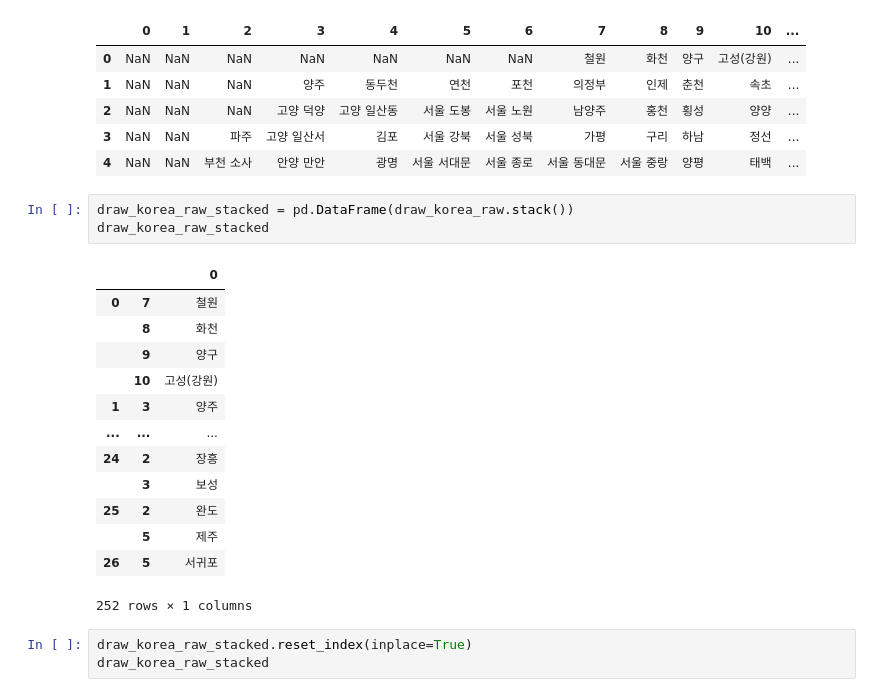
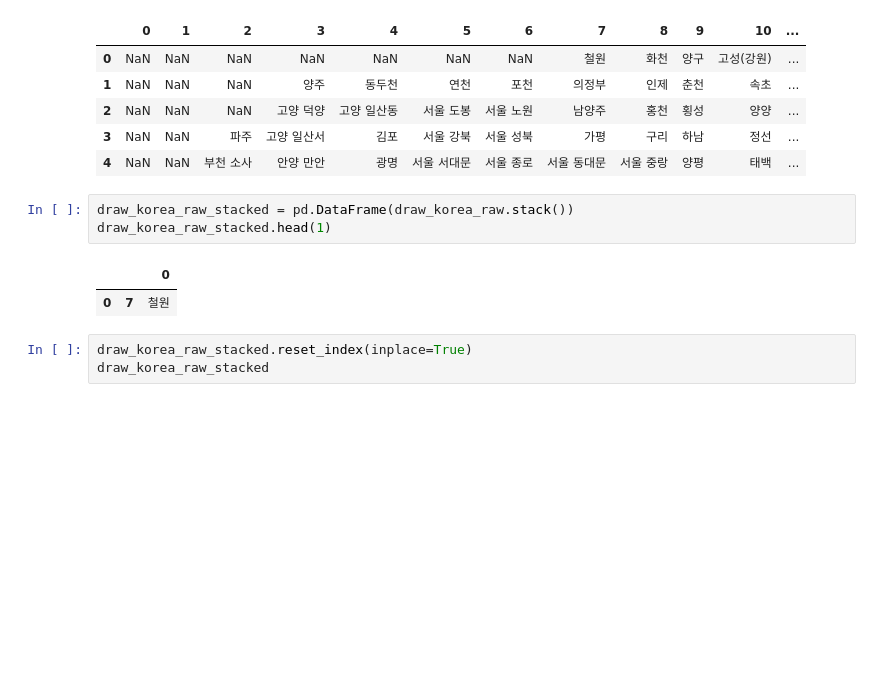
Before and after one commit to highfreshness/SeSAC, a Jupyter notebook: Python_data/8. 인구 소멸 위기 지역 분석.ipynb, the cells around one changed output. Drawn from its saved outputs; the diff is of its cells as text; blank space fills up the shorter version.

```diff
--- a/Python_data/8. 인구 소멸 위기 지역 분석.ipynb
+++ b/Python_data/8. 인구 소멸 위기 지역 분석.ipynb
@@ -377,21 +374,10 @@ draw_korea_raw.head()
 | 4 | NaN | NaN | 부천 소사 | 안양 만안 | 광명 | 서울 서대문 | 서울 종로 | 서울 동대문 | 서울 중랑 | 양평 | 태백 | ... |
 # %%
 draw_korea_raw_stacked = pd.DataFrame(draw_korea_raw.stack())
-draw_korea_raw_stacked
+draw_korea_raw_stacked.head(1)
 # %% [output]
 |  |  | 0 |
 | 0 | 7 | 철원 |
-|  | 8 | 화천 |
-|  | 9 | 양구 |
-|  | 10 | 고성(강원) |
-| 1 | 3 | 양주 |
-| ... | ... | ... |
-| 24 | 2 | 장흥 |
-|  | 3 | 보성 |
-| 25 | 2 | 완도 |
-|  | 5 | 제주 |
-| 26 | 5 | 서귀포 |
-252 rows × 1 columns
 # %%
 draw_korea_raw_stacked.reset_index(inplace=True)
 draw_korea_raw_stacked
```
Also changed, not shown: parts of 33 cells of this notebook, 3 other files.
